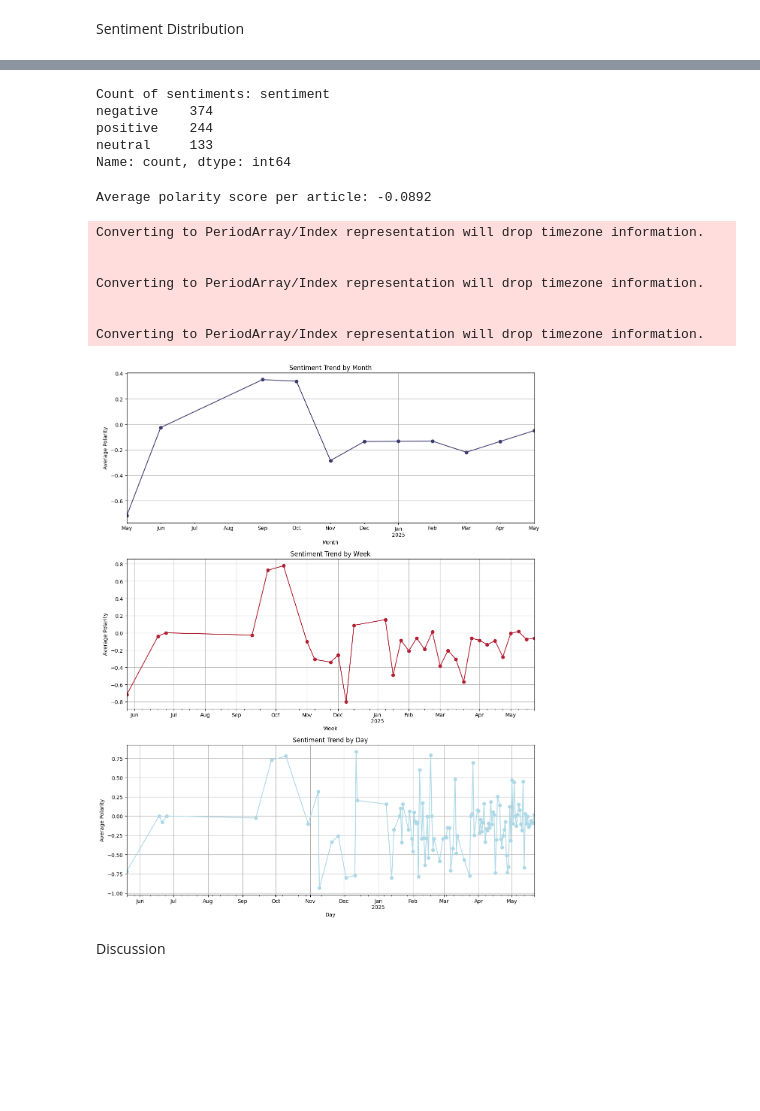
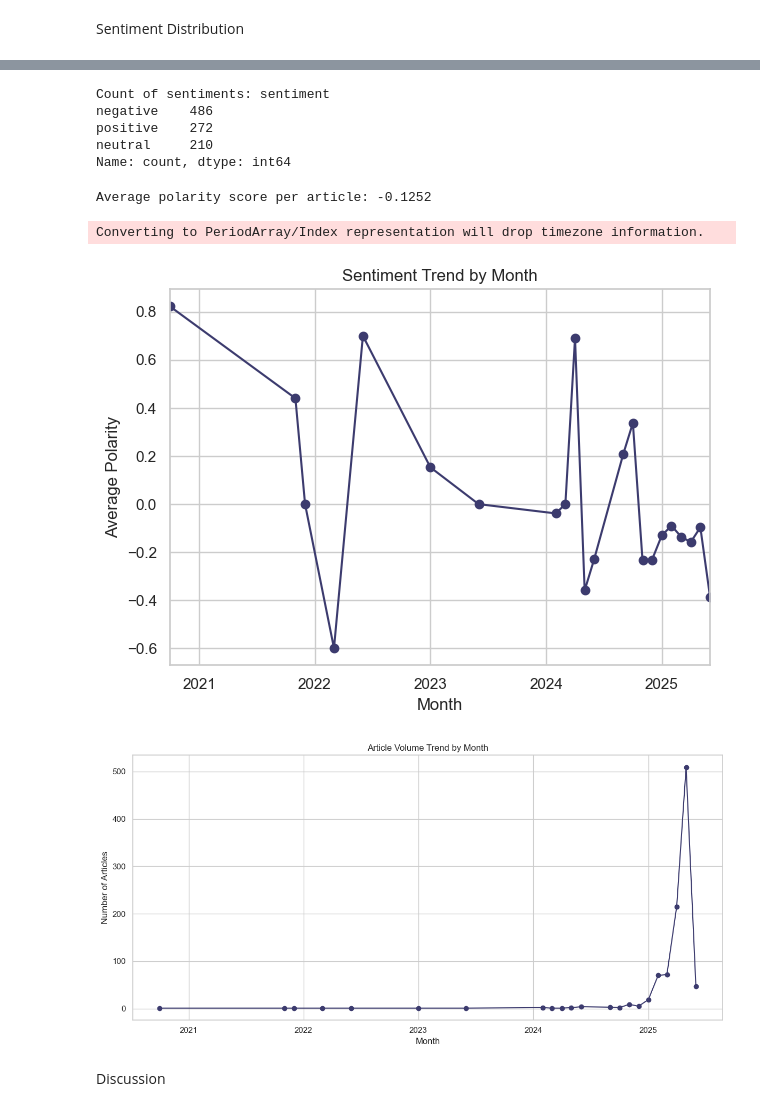
Before and after one commit to yuurisha/TradeWars, a Jupyter notebook: Yourisha_SentimentAnalysis.ipynb, the cells around one changed output, grey strips where cells are left out. Saved outputs shown, nothing was run; the diff lists cells and outputs as text; code cells hidden in the pictures; blank space fills up the shorter version.

```diff
--- a/Yourisha_SentimentAnalysis.ipynb
+++ b/Yourisha_SentimentAnalysis.ipynb
@@ -3,6 +3,6 @@ Pseudo-labeling
 # %%
 from textblob import TextBlob
 import pandas as pd
-df = pd.read_csv("Data\merged_noDuplicate.csv")
+df = pd.read_csv("combined_sentiment_data.csv")
 df
 # %% [output]
@@ -86,12 +76,12 @@ Sentiment Distribution
 from vaderSentiment.vaderSentiment import SentimentIntensityAnalyzer
 
 analyzer = SentimentIntensityAnalyzer()
-df['text'] = df['title'].fillna('') + '. ' + df['snippet'].fillna('')
+df1['text'] = df1['title'].fillna('') + '. ' + df1['snippet'].fillna('')
 # Apply VADER
-df['vader_scores'] = df['text'].apply(lambda x: analyzer.polarity_scores(x))
+df1['vader_scores'] = df1['text'].apply(lambda x: analyzer.polarity_scores(x))
 
 # Extract compound score and classify
-df['compound'] = df['vader_scores'].apply(lambda x: x['compound'])
+df1['polarity'] = df1['vader_scores'].apply(lambda x: x['compound'])
 
 def vader_sentiment(score):
     if score >= 0.05:
@@ -101,7 +91,7 @@ def vader_sentiment(score):
     else:
         return 'neutral'
 
-df['sentiment'] = df['compound'].apply(vader_sentiment)
+df1['sentiment'] = df1['polarity'].apply(vader_sentiment)
 # %%
 df
 # %% [output]
@@ -123,9 +113,9 @@ print("Count of sentiments:",df['sentiment'].value_counts())
 # df['compound'].describe()
 # %% [output]
 Count of sentiments: sentiment
-negative    374
-positive    244
-neutral     133
+negative    486
+positive    272
+neutral     210
 Name: count, dtype: int64
 # %%
 from plotly import graph_objs as go
@@ -170,10 +160,10 @@ fig.update_layout(
 )
 fig.show()
 # %%
-average_polarity = df['compound'].mean()
+average_polarity = df['polarity'].mean()
 print(f"Average polarity score per article: {average_polarity:.4f}")
 # %% [output]
-Average polarity score per article: -0.0892
+Average polarity score per article: -0.1252
 # %%
 
 sentiment_counts = df['sentiment'].value_counts().reindex(['positive', 'neutral', 'negative'], fill_value=0)
@@ -209,50 +199,38 @@ fig.show()
 # %%
 
 
 # Ensure published_date is datetime
 df['published_date'] = pd.to_datetime(df['published_date'], errors='coerce')
 
 # Group by month and calculate mean polarity
-monthly_trend = df.groupby(df['published_date'].dt.to_period('M'))['compound'].mean()
+monthly_trend = df.groupby(df['published_date'].dt.to_period('M'))['polarity'].mean()
 
-# Group by week and calculate mean polarity
-weekly_trend = df.groupby(df['published_date'].dt.to_period('W'))['compound'].mean()
-
-# Group by day and calculate mean polarity
-daily_trend = df.groupby(df['published_date'].dt.to_period('D'))['compound'].mean()
-
-# Plot all trends
-fig, axs = plt.subplots(3, 1, figsize=(12, 15), sharex=False)
-
-monthly_trend.plot(ax=axs[0], marker='o', color='#3C3B6E')
-axs[0].set_title('Sentiment Trend by Month')
-axs[0].set_xlabel('Month')
-axs[0].set_ylabel('Average Polarity')
-axs[0].grid(True)
-
-weekly_trend.plot(ax=axs[1], marker='o', color='#B22234')
-axs[1].set_title('Sentiment Trend by Week')
-axs[1].set_xlabel('Week')
-axs[1].set_ylabel('Average Polarity')
-axs[1].grid(True)
-
-daily_trend.plot(ax=axs[2], marker='o', color='#ADD8E6')
-axs[2].set_title('Sentiment Trend by Day')
-axs[2].set_xlabel('Day')
-axs[2].set_ylabel('Average Polarity')
-axs[2].grid(True)
+ax = plt.gca()
+monthly_trend.plot(ax=ax, marker='o', color='#3C3B6E')
+ax.set_title('Sentiment Trend by Month')
+ax.set_xlabel('Month')
+ax.set_ylabel('Average Polarity')
+ax.grid(True)
 
 plt.tight_layout()
 plt.show()
 # %% [output]
 Converting to PeriodArray/Index representation will drop timezone information.
-
-
-Converting to PeriodArray/Index representation will drop timezone information.
-
-
-Converting to PeriodArray/Index representation will drop timezone information.
-[figure, old version]
+[figure, new version]
+# %%
+monthly_article_counts = df.groupby('Month').size()
+monthly_article_counts.index = monthly_article_counts.index.to_timestamp()
+
+plt.figure(figsize=(12, 6))
+plt.plot(monthly_article_counts.index, monthly_article_counts.values, marker='o', color='#3C3B6E')
+plt.title("Article Volume Trend by Month")
+plt.xlabel("Month")
+plt.ylabel("Number of Articles")
+plt.grid(True)
+plt.tight_layout()
+plt.show()
+# %% [output]
+[figure, added]
 # %% [markdown]
 Discussion
 # %% [markdown]
```
Also changed, not shown: parts of 40 cells of this notebook.
